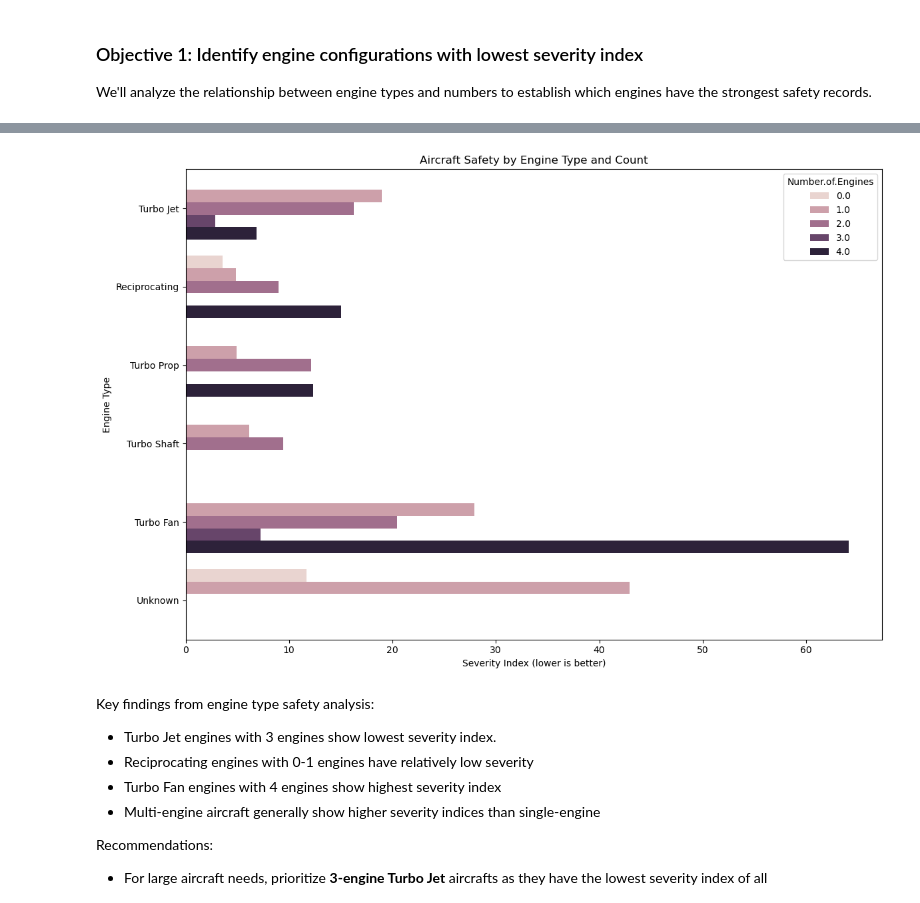
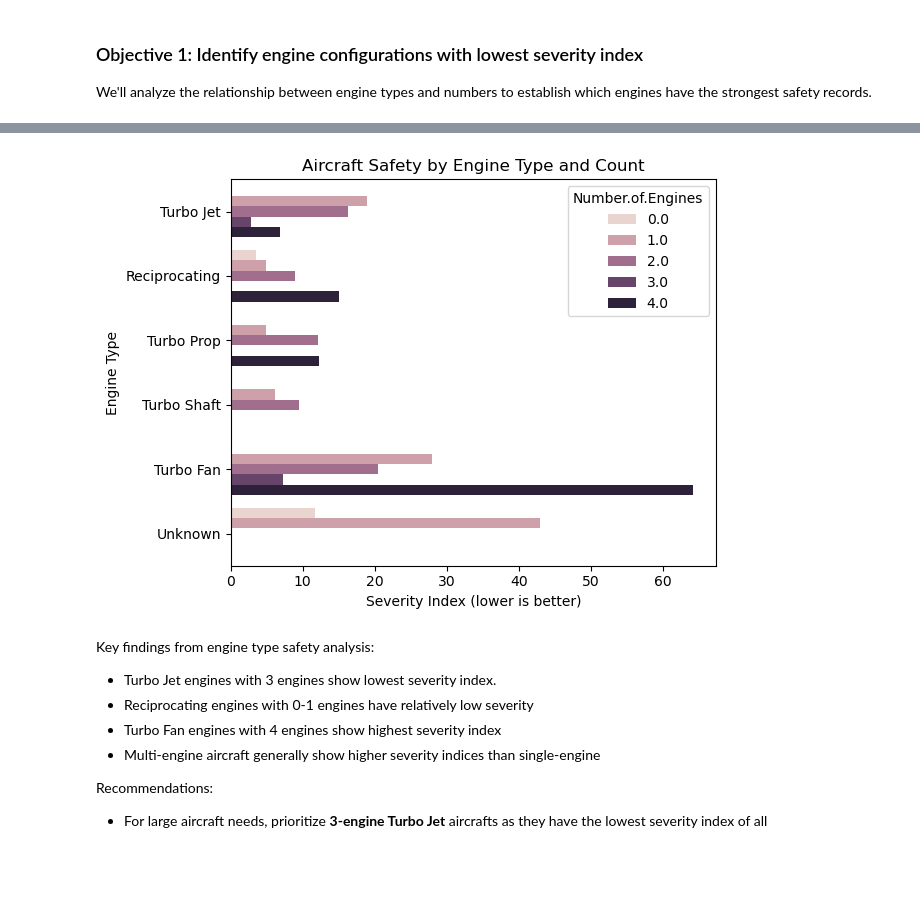
Before and after one commit to lewismwaki/aviation_accidents_analysis, a Jupyter notebook: aviation_accidents_analysis.ipynb, the cells around one changed output, grey strips where cells are left out. Saved outputs shown, nothing was run; the diff lists cells and outputs as text; code cells hidden in the pictures; blank space fills up the shorter version.

```diff
--- a/aviation_accidents_analysis.ipynb
+++ b/aviation_accidents_analysis.ipynb
@@ -467,23 +465,22 @@ plt.show()
 # %%
 engine_group = df.groupby(['Engine.Type', 'Number.of.Engines']).agg({
     'Event.Id': 'count',
     'Severity.Index': 'mean',
 }).reset_index()
 
 #get groups with at least 10 incidents
 engine_group = engine_group[engine_group['Event.Id'] >= 10].sort_values('Severity.Index')
 
-plt.figure(figsize=(12, 8))
 sns.barplot(x='Severity.Index', y='Engine.Type', hue='Number.of.Engines',
             data=engine_group)
 plt.title('Aircraft Safety by Engine Type and Count')
 plt.xlabel('Severity Index (lower is better)')
 plt.ylabel('Engine Type')
 plt.tight_layout()
 plt.savefig('./images/Severity.Index_vs_EngineType.png')
 plt.show()
 # %% [output]
-[figure, old version]
+[figure, new version]
 # %% [markdown]
 Key findings from engine type safety analysis:
 - Turbo Jet engines with 3 engines show lowest severity index.
```
Also changed, not shown: parts of 4 cells of this notebook, 5 other files.
